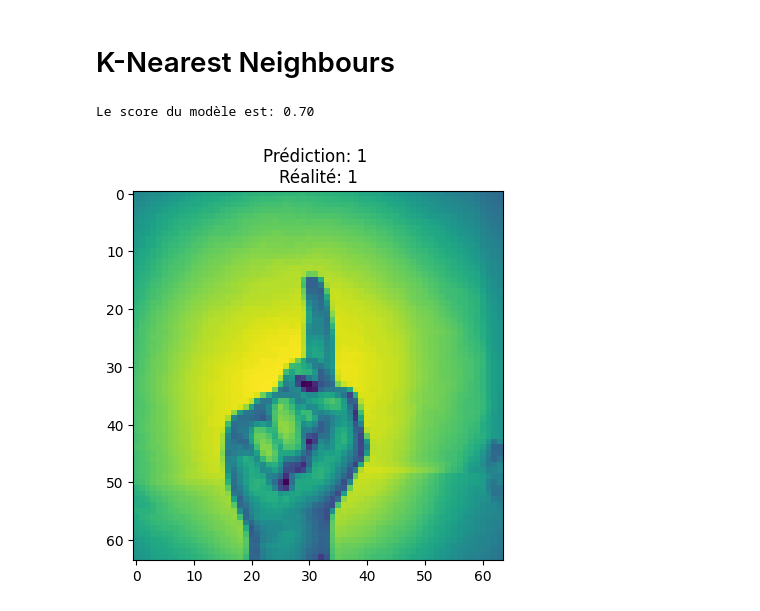
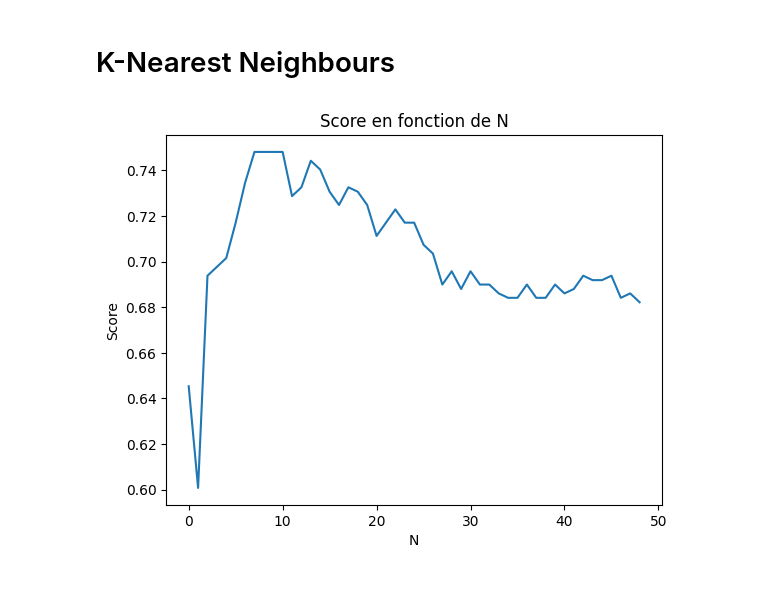
Before and after one commit to A-INDUSTRIES/machlearn-projet, a Jupyter notebook: 3-knn.ipynb, the cells around one changed output. Drawn from its saved outputs; the diff is of its cells as text; code cells hidden in the pictures.

Commit message:
❇️ Tests de paramètes pour KNN

```diff
--- a/3-knn.ipynb
+++ b/3-knn.ipynb
@@ -25,17 +25,21 @@ y = y.astype(int)
 # %%
 X_train, X_test, y_train, y_test = train_test_split(X, y, test_size=0.25, random_state=420)
 
-knn = KNeighborsClassifier()
-knn.fit(X_train, y_train)
+knns = []
+scores = []
 
-score = knn.score(X_test, y_test)
+for n in range(1, 50):
+    knn = KNeighborsClassifier(n_neighbors=n)
+    knn.fit(X_train, y_train)
+    knns.append(knn)
 
-print(f"Le score du modèle est: {score:.2f}")
+    score = knn.score(X_test, y_test)
+    scores.append(score)
 
-prediction = knn.predict([X_test[0]])
-plt.imshow(X_test[0].reshape((IMAGE_SIZE, IMAGE_SIZE)))
-plt.title(f"Prédiction: {prediction[0]} \nRéalité: {y_test[0]}")
+plt.plot(scores)
+plt.title("Score en fonction de N")
+plt.xlabel("N")
+plt.ylabel("Score")
 plt.show()
 # %% [output]
-Le score du modèle est: 0.70
-[figure, old version]
+[figure, new version]
```
Also changed, not shown: parts of 2 cells of this notebook.
